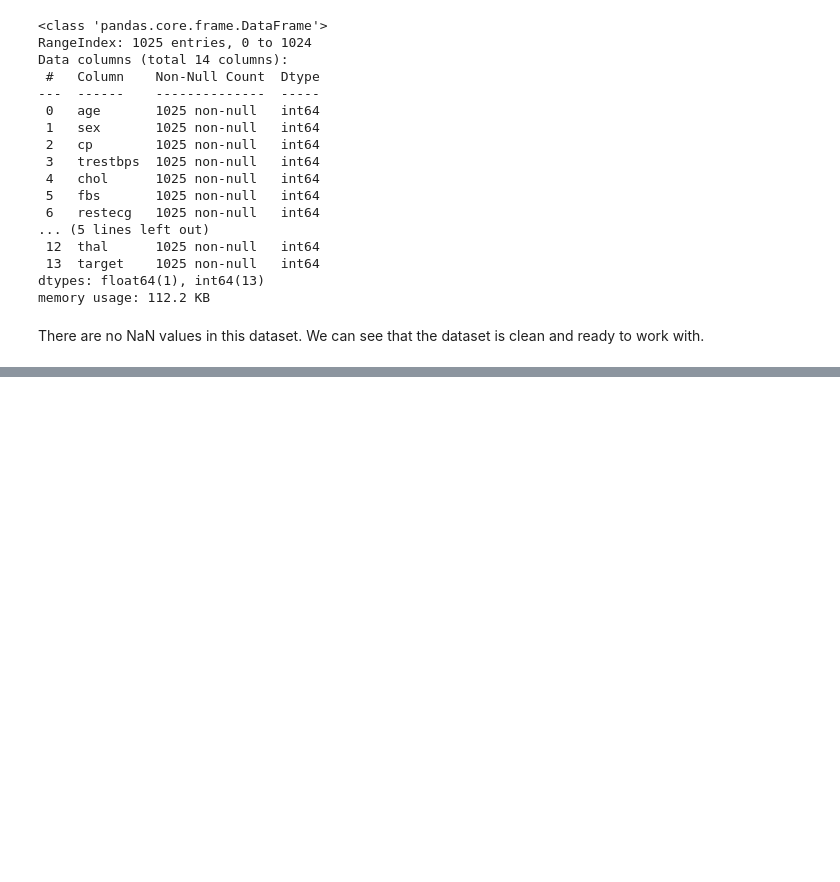
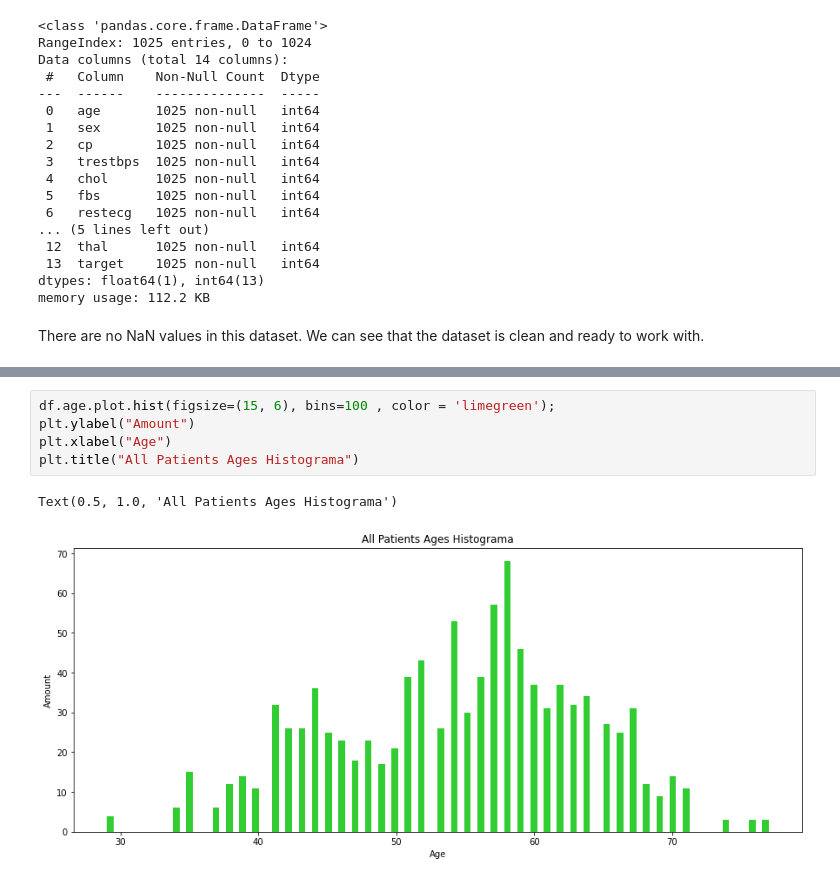
Before and after one commit to Esther-Bi/Introduction-to-Data-Science-2020-Semester-A-Final-Project, a Jupyter notebook: Notebook 3.ipynb, the cells around one changed output, grey strips where cells are left out. Drawn from its saved outputs; the diff is of its cells as text; blank space fills up the shorter version.

```diff
--- a/Notebook 3.ipynb
+++ b/Notebook 3.ipynb
@@ -119,0 +166,8 @@ df.describe()
+# %%
+df.age.plot.hist(figsize=(15, 6), bins=100 , color = 'limegreen');
+plt.ylabel("Amount")
+plt.xlabel("Age")
+plt.title("All Patients Ages Histograma")
+# %% [output]
+Text(0.5, 1.0, 'All Patients Ages Histograma')
+[figure, added]
```
Also changed, not shown: parts of 22 cells of this notebook.
